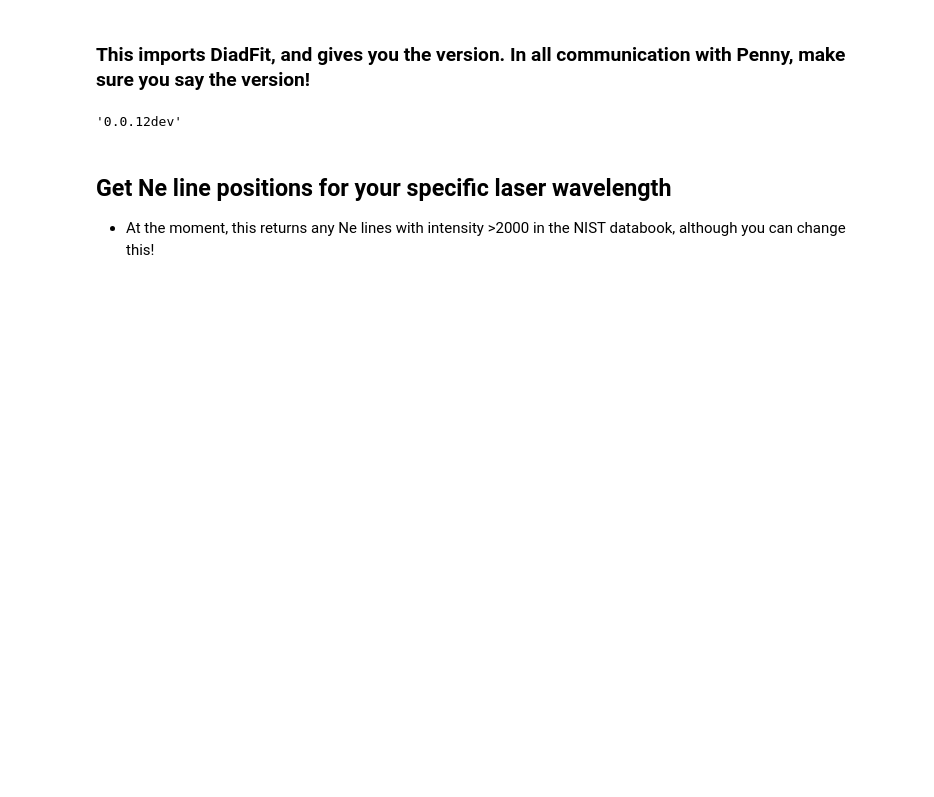
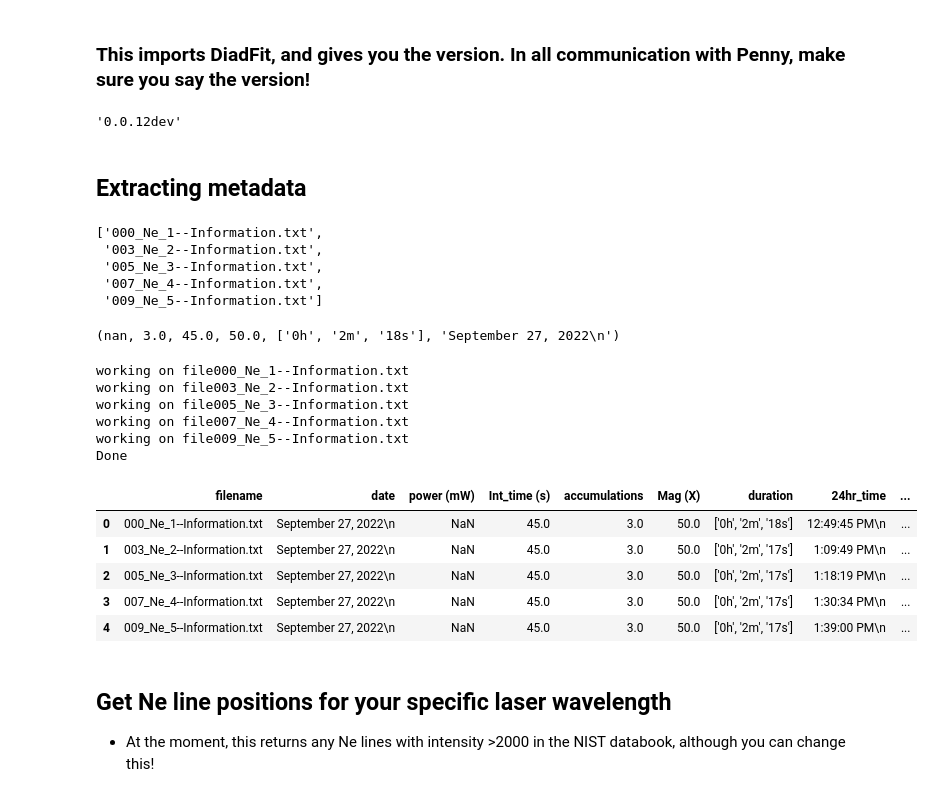
Before and after one commit to PennyWieser/DiadFit, a Jupyter notebook: docs/Examples/Weak_Diad_BenBlack/Ne_Fitting_1447_1117.ipynb, the cells around one changed output. Drawn from its saved outputs; the diff is of its cells as text; code cells hidden in the pictures; blank space fills up the shorter version.

```diff
--- a/docs/Examples/Weak_Diad_BenBlack/Ne_Fitting_1447_1117.ipynb
+++ b/docs/Examples/Weak_Diad_BenBlack/Ne_Fitting_1447_1117.ipynb
@@ -20,6 +20,50 @@ import DiadFit as pf
 pf.__version__
 # %% [output]
 '0.0.12dev'
+# %% [markdown]
+## Extracting metadata
+# %%
+meta_path=r'G:\My Drive\Berkeley_NEW\DiadFit_outer\docs\Examples\Weak_Diad_BenBlack\metadata'
+# Find files
+
+
+# Put the common string you can in all your Ne lines here
+ID_str='Ne'
+file_ext_meta='txt' # Will only take files of this type
+exclude_str='png' # Will exclude files of this type, sometimes images have same name
+prefix=None # Leave as none unless witec appended a number
+Ne_files_meta=pf.get_Ne_files(path=meta_path, file_ext=file_ext_meta, ID_str=ID_str,
+                         exclude_str=exclude_str, sort=True)
+
+Ne_files_meta
+# %% [output]
+['000_Ne_1--Information.txt',
+ '003_Ne_2--Information.txt',
+ '005_Ne_3--Information.txt',
+ '007_Ne_4--Information.txt',
+ '009_Ne_5--Information.txt']
+# %%
+pf.extract_acq_params(path=meta_path, filename=Ne_files_meta[0], trupower=False)
+# %% [output]
+(nan, 3.0, 45.0, 50.0, ['0h', '2m', '18s'], 'September 27, 2022\n')
+# %%
+meta=pf.stitch_metadata_in_loop(path=meta_path, Allfiles=Ne_files_meta, prefix=False)
+# %% [output]
+working on file000_Ne_1--Information.txt
+working on file003_Ne_2--Information.txt
+working on file005_Ne_3--Information.txt
+working on file007_Ne_4--Information.txt
+working on file009_Ne_5--Information.txt
+Done
+# %%
+meta.head()
+# %% [output]
+|  | filename | date | power (mW) | Int_time (s) | accumulations | Mag (X) | duration | 24hr_time | ... |
+| 0 | 000_Ne_1--Information.txt | September 27, 2022\n | NaN | 45.0 | 3.0 | 50.0 | ['0h', '2m', '18s'] | 12:49:45 PM\n | ... |
+| 1 | 003_Ne_2--Information.txt | September 27, 2022\n | NaN | 45.0 | 3.0 | 50.0 | ['0h', '2m', '17s'] | 1:09:49 PM\n | ... |
+| 2 | 005_Ne_3--Information.txt | September 27, 2022\n | NaN | 45.0 | 3.0 | 50.0 | ['0h', '2m', '17s'] | 1:18:19 PM\n | ... |
+| 3 | 007_Ne_4--Information.txt | September 27, 2022\n | NaN | 45.0 | 3.0 | 50.0 | ['0h', '2m', '17s'] | 1:30:34 PM\n | ... |
+| 4 | 009_Ne_5--Information.txt | September 27, 2022\n | NaN | 45.0 | 3.0 | 50.0 | ['0h', '2m', '17s'] | 1:39:00 PM\n | ... |
 # %% [markdown]
 ## Get Ne line positions for your specific laser wavelength
 - At the moment, this returns any Ne lines with intensity >2000 in the NIST databook, although you can change this!
```
Also changed, not shown: parts of 30 cells of this notebook, 4 other files.
